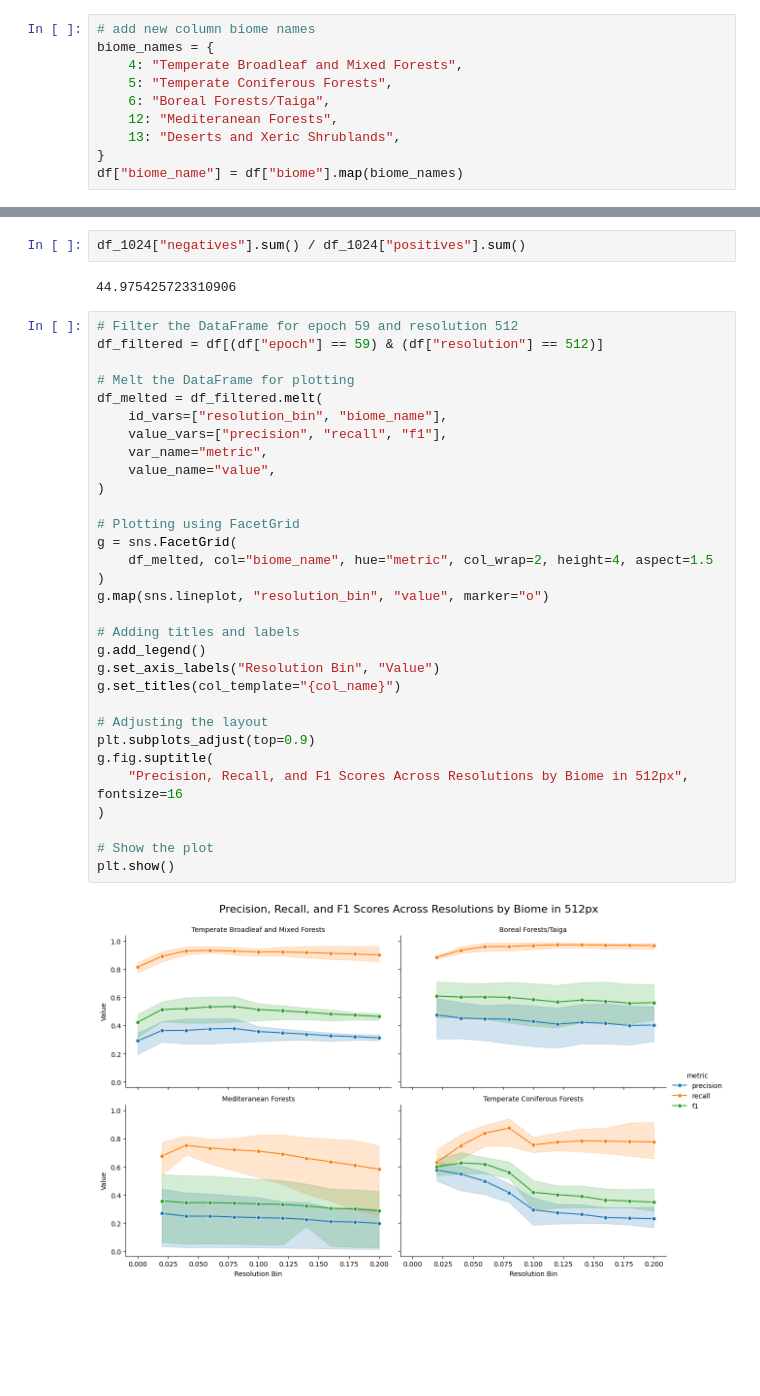
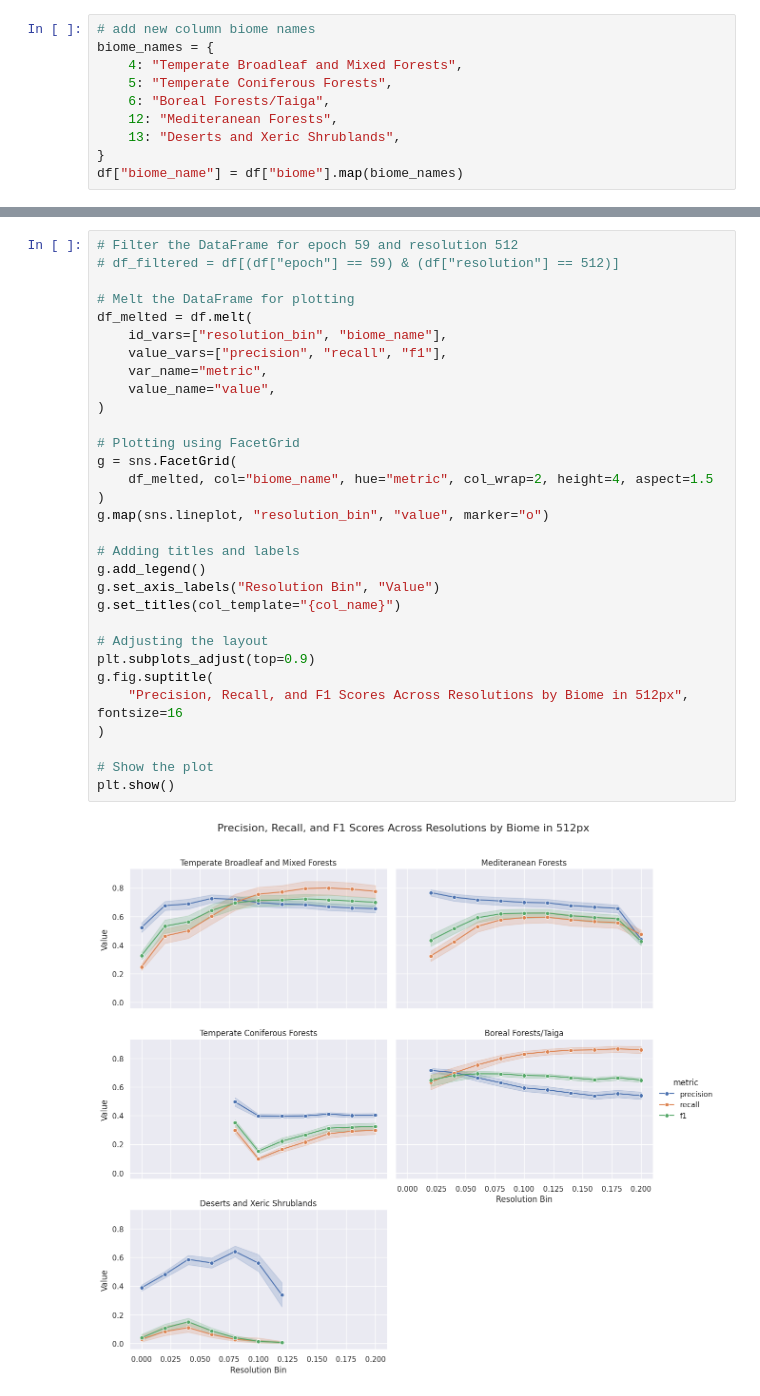
Before and after one commit to jmoeh/standing-deadwood, a Jupyter notebook: notebooks/101_generate_plots.ipynb, the cells around one changed output, grey strips where cells are left out. Saved outputs shown, nothing was run; the diff lists cells and outputs as text; blank space fills up the shorter version.

```diff
--- a/notebooks/101_generate_plots.ipynb
+++ b/notebooks/101_generate_plots.ipynb
@@ -43,39 +47,35 @@ df_512["negatives"].sum() / df_512["positives"].sum()
-# %%
-df_1024["negatives"].sum() / df_1024["positives"].sum()
-# %% [output]
-44.975425723310906
 # %%
 # Filter the DataFrame for epoch 59 and resolution 512
-df_filtered = df[(df["epoch"] == 59) & (df["resolution"] == 512)]
+# df_filtered = df[(df["epoch"] == 59) & (df["resolution"] == 512)]
 
 # Melt the DataFrame for plotting
-df_melted = df_filtered.melt(
+df_melted = df.melt(
     id_vars=["resolution_bin", "biome_name"],
     value_vars=["precision", "recall", "f1"],
     var_name="metric",
     value_name="value",
 )
 
 # Plotting using FacetGrid
 g = sns.FacetGrid(
     df_melted, col="biome_name", hue="metric", col_wrap=2, height=4, aspect=1.5
 )
 g.map(sns.lineplot, "resolution_bin", "value", marker="o")
 
 # Adding titles and labels
 g.add_legend()
 g.set_axis_labels("Resolution Bin", "Value")
 g.set_titles(col_template="{col_name}")
 
 # Adjusting the layout
 plt.subplots_adjust(top=0.9)
 g.fig.suptitle(
     "Precision, Recall, and F1 Scores Across Resolutions by Biome in 512px", fontsize=16
 )
 
 # Show the plot
 plt.show()
 # %% [output]
-[figure, old version]
+[figure, new version]
 # %%
 # Filter the DataFrame for epoch 59 and resolution 512
```
Also changed, not shown: parts of 8 cells of this notebook, 2 other files.
